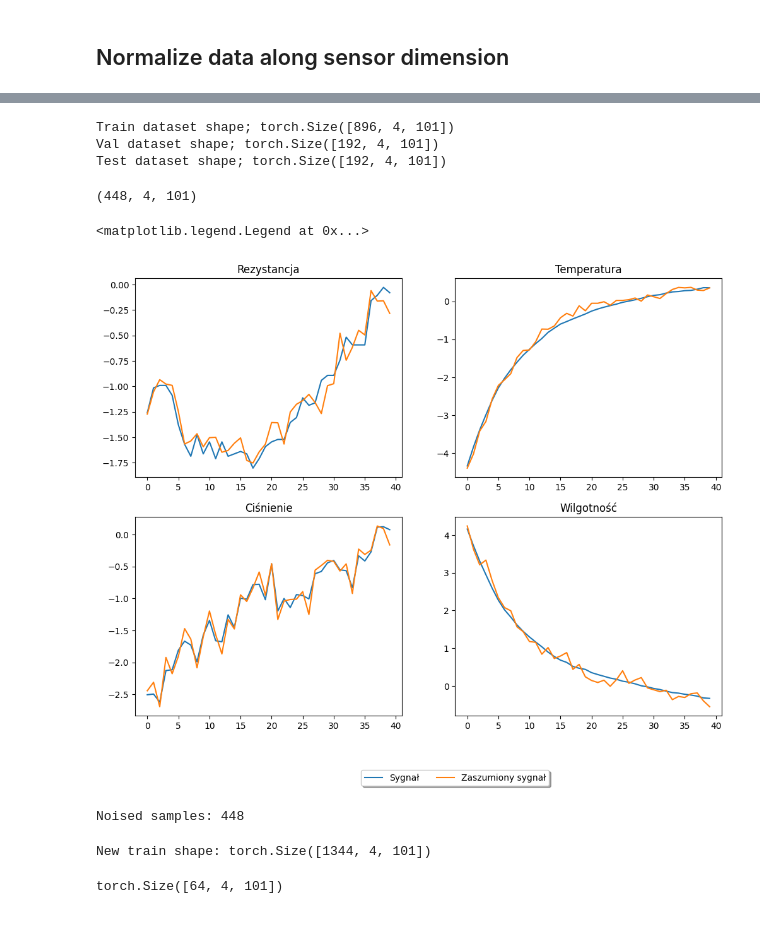
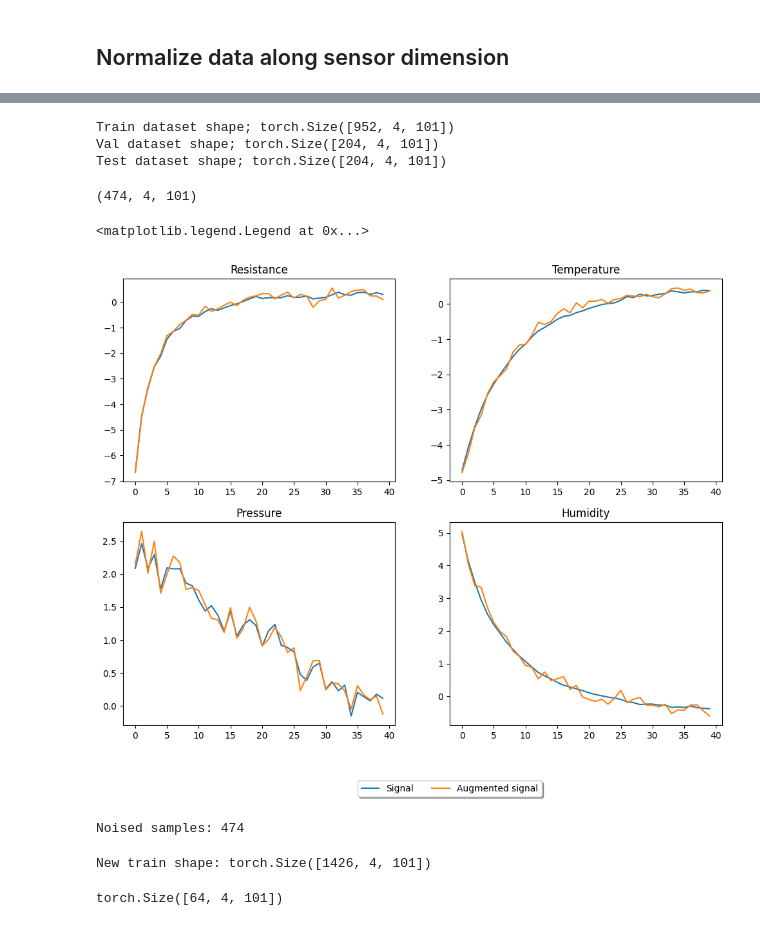
Before and after one commit to knum-atlas/AInose, a Jupyter notebook: classification/4f-classification.ipynb, the cells around one changed output, grey strips where cells are left out. Cells and saved outputs as stored; diff of their text form; code cells hidden in the pictures.

```diff
--- a/classification/4f-classification.ipynb
+++ b/classification/4f-classification.ipynb
@@ -16,7 +16,7 @@ from torch.utils.data import DataLoader, Dataset
 from sklearn.model_selection import train_test_split
 from sklearn.metrics import  confusion_matrix, ConfusionMatrixDisplay, classification_report
 # %%
-dataset = np.load('../perfumes-dataset.npz', allow_pickle=True)['data'].tolist()
+dataset = np.load('../perfumes-dataset-04-05-2024.npz', allow_pickle=True)['data'].tolist()
 dataset = [d for d in dataset if 'sauvage' not in d['name']] # exclude 'sauvage' as we dont have og to compare
 # %%
 signals = [d['data'] for d in dataset]
@@ -70,8 +70,10 @@ for res, lab in zip(signals, labels):
     X.append(res)
     y.append([lab]*80)
 
-X = np.array(X).reshape((16*80, 4, 101))
-y = np.array(y).reshape((16*80))
+X = np.array(X).reshape((17*80, 4, 101))
+y = np.array(y).reshape((17*80))
+# %%
+y = np.where(y == 'powietrze', 'air_background', y)
 # %%
 X.shape
 # %% [output]
@@ -119,9 +137,9 @@ print('Train dataset shape;', X_train.shape)
 print('Val dataset shape;', X_val.shape)
 print('Test dataset shape;', X_test.shape)
 # %% [output]
-Train dataset shape; torch.Size([896, 4, 101])
-Val dataset shape; torch.Size([192, 4, 101])
-Test dataset shape; torch.Size([192, 4, 101])
+Train dataset shape; torch.Size([952, 4, 101])
+Val dataset shape; torch.Size([204, 4, 101])
+Test dataset shape; torch.Size([204, 4, 101])
 # %%
 noised_signals = []
 noised_labels = []
@@ -144,57 +162,44 @@ noised_labels = np.array(noised_labels)
 # %%
 noised_signals.shape
 # %% [output]
-(448, 4, 101)
+(474, 4, 101)
 # %%
 np.random.seed(20322)
 idx = np.random.randint(0, len(noised_signals), size = 1)
 
 x_noised = noised_signals[idx].squeeze()
 x_orig = np.array(orig_x[idx[0]])
 
 import seaborn as sns
 # sns.set_style('ticks')
 fig, axes = plt.subplots(nrows= 2, ncols = 2, figsize = (12, 9))
 
 axes = axes.flatten()
 
 # for x, xn in zip(x_orig, x_noised):
 #     # print(x.shape)
-FEATURES = ['Rezystancja', 'Temperatura', 'Ciśnienie', 'Wilgotność']
+FEATURES = ['Resistance', 'Temperature', 'Pressure', 'Humidity']
 for i, (x, xn) in enumerate(zip(x_orig, x_noised)):
     # print(x.shape)
-    axes[i].plot(x[:40], label = 'Sygnał')
-    axes[i].plot(xn[:40], label = 'Zaszumiony sygnał')
+    axes[i].plot(x[:40], label = 'Signal')
+    axes[i].plot(xn[:40], label = 'Augmented signal')
     axes[i].set_title(FEATURES[i])
 
 plt.legend(loc='upper center', bbox_to_anchor=(0, -0.25), fancybox=True, shadow=True, ncol=2)
-
-
-# # plot noised and original signal on canvas
-# sns.set_style('ticks')
-# plt.figure(figsize=(12, 9))
-
-# plt.plot(x.flatten()[:40], label = 'Sygnał')
-# plt.plot(x_noised.flatten()[:40], label = 'Zaszumiony sygnał')
-
-# plt.xlabel('t')
-# plt.ylabel('Znormalizowana rezystancja')
-
-# plt.legend(loc = 'best')
 # %% [output]
 <matplotlib.legend.Legend at 0x...>
-[figure, old version]
+[figure, new version]
 # %%
 print('Noised samples:', noised_signals.shape[0])
 # %% [output]
-Noised samples: 448
+Noised samples: 474
 # %%
 X_train = torch.row_stack((X_train, torch.tensor(noised_signals))).to(torch.float32)
 y_train = torch.row_stack((y_train, torch.tensor(noised_labels)))
 # %%
 print('New train shape:', X_train.shape)
 # %% [output]
-New train shape: torch.Size([1344, 4, 101])
+New train shape: torch.Size([1426, 4, 101])
 # %%
 xxxx = torch.rand((64, 101, 4))
 # %%
```
Also changed, not shown: parts of 19 cells of this notebook.
